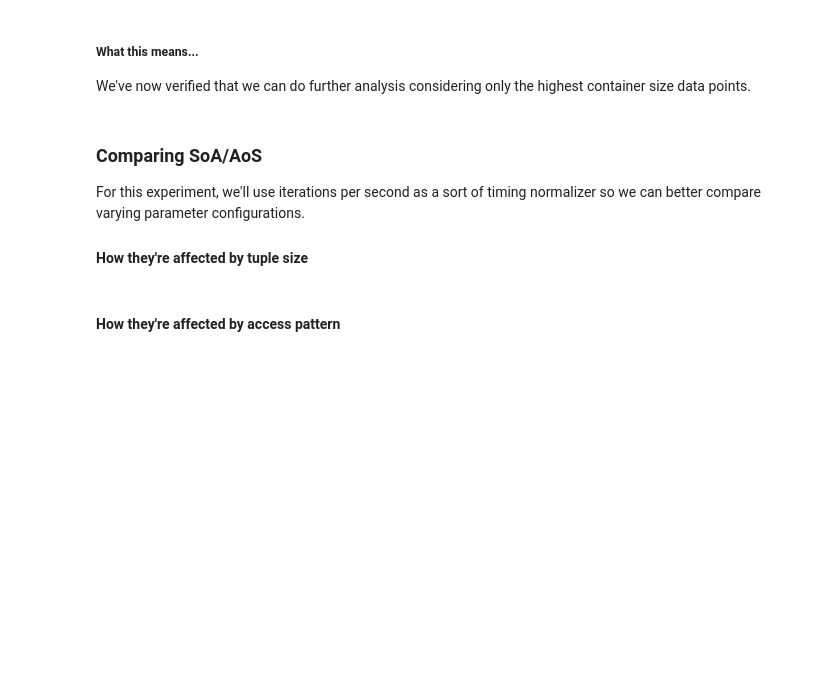
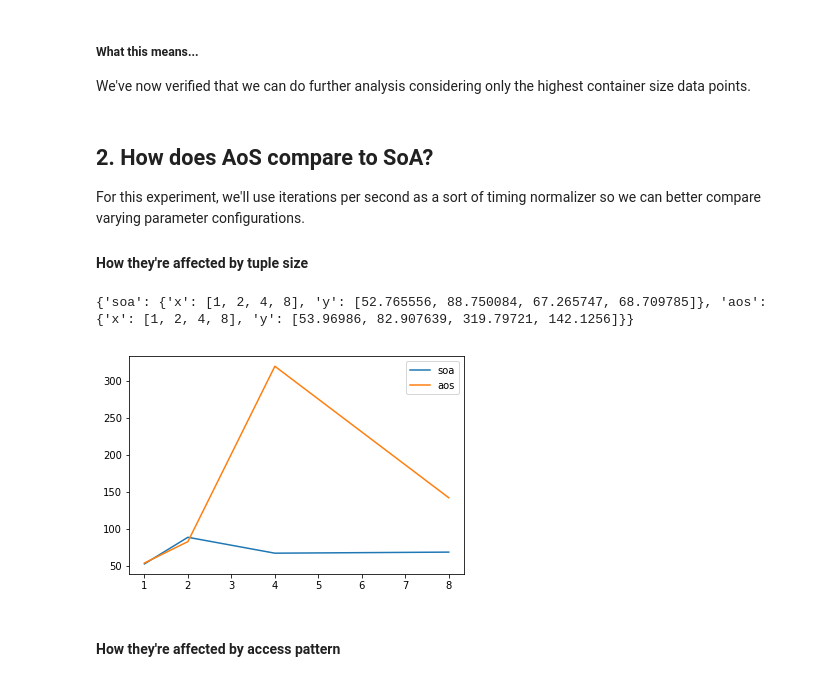
Before and after one commit to gress2/unpack-analysis-2, a Jupyter notebook: Analysis 2.ipynb, the cells around one changed output. Saved outputs shown, nothing was run; the diff lists cells and outputs as text; code cells hidden in the pictures; blank space fills up the shorter version.

```diff
--- a/Analysis 2.ipynb
+++ b/Analysis 2.ipynb
@@ -92,7 +128,7 @@ D.linearity_test(x, y, show_output=True)
 
 We've now verified that we can do further analysis considering only the highest container size data points.
 # %% [markdown]
-### Comparing SoA/AoS
+## 2. How does AoS compare to SoA?
 
 For this experiment, we'll use iterations per second as a sort of timing normalizer so we can better compare varying parameter configurations.
 
@@ -100,21 +136,24 @@ For this experiment, we'll use iterations per second as a sort of timing normali
 # %%
 # need this to get the experiment's filter set
 must_haves = {
     'container_size': 1048576,
     'access_pattern': 'single',
     'complexity': 'simple',
     'column': 'nocolumn',
     'iterations': 32768
 }
 let_vary = ['orientation']
 filter_dicts = D.experiment_filter_dicts(unique, must_haves, let_vary)
-allowed_types = D.make_tuple_types('int', [1,2,4,8])
+allowed_types = D.make_tuple_types(['int'], [1,2,4,8])
 filter_dicts = D.constrain_types(filter_dicts, allowed_types)
 selection = D.multi_filter_df(filter_dicts, df)
 selection = D.numeric_types(selection)
 multi_xy = D.multi_xy(selection, 'type', 'timing', 'orientation', sortx=True)
 print(multi_xy)
 D.multi_line_plot(multi_xy)
+# %% [output]
+{'soa': {'x': [1, 2, 4, 8], 'y': [52.765556, 88.750084, 67.265747, 68.709785]}, 'aos': {'x': [1, 2, 4, 8], 'y': [53.96986, 82.907639, 319.79721, 142.1256]}}
+[figure, added]
 # %% [markdown]
 #### How they're affected by access pattern
 # %%
```
Also changed, not shown: parts of 17 cells of this notebook, 1 other file.
